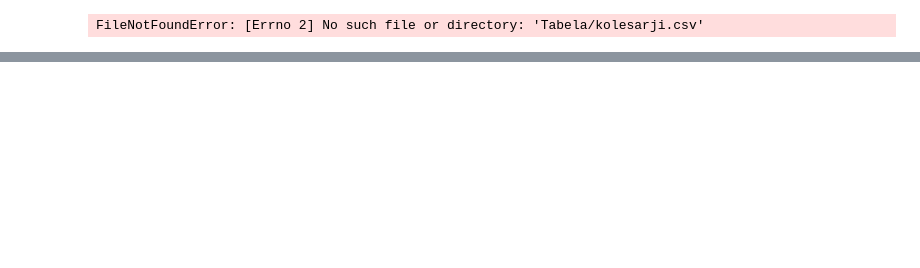
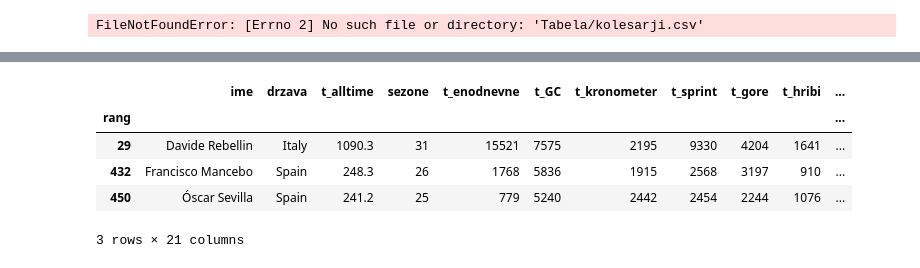
Before and after one commit to janverovnik/Seminarska-naloga-UVP, a Jupyter notebook: analiza_podatkov.ipynb, the cells around one changed output, grey strips where cells are left out. Saved outputs shown, nothing was run; the diff lists cells and outputs as text; code cells hidden in the pictures; blank space fills up the shorter version.

```diff
--- a/analiza_podatkov.ipynb
+++ b/analiza_podatkov.ipynb
@@ -25,0 +268,9 @@ FileNotFoundError: [Errno 2] No such file or directory: 'Tabela/kolesarji.csv'
+# %%
+kolesarji.sort_values("sezone", ascending=False).head(3)
+# %% [output]
+|  | ime | drzava | t_alltime | sezone | t_enodnevne | t_GC | t_kronometer | t_sprint | t_gore | t_hribi | ... |
+| rang |  |  |  |  |  |  |  |  |  |  | ... |
+| 29 | Davide Rebellin | Italy | 1090.3 | 31 | 15521 | 7575 | 2195 | 9330 | 4204 | 1641 | ... |
+| 432 | Francisco Mancebo | Spain | 248.3 | 26 | 1768 | 5836 | 1915 | 2568 | 3197 | 910 | ... |
+| 450 | Óscar Sevilla | Spain | 241.2 | 25 | 779 | 5240 | 2442 | 2454 | 2244 | 1076 | ... |
+3 rows × 21 columns
```
Also changed, not shown: parts of 24 cells of this notebook, 13 other files.
